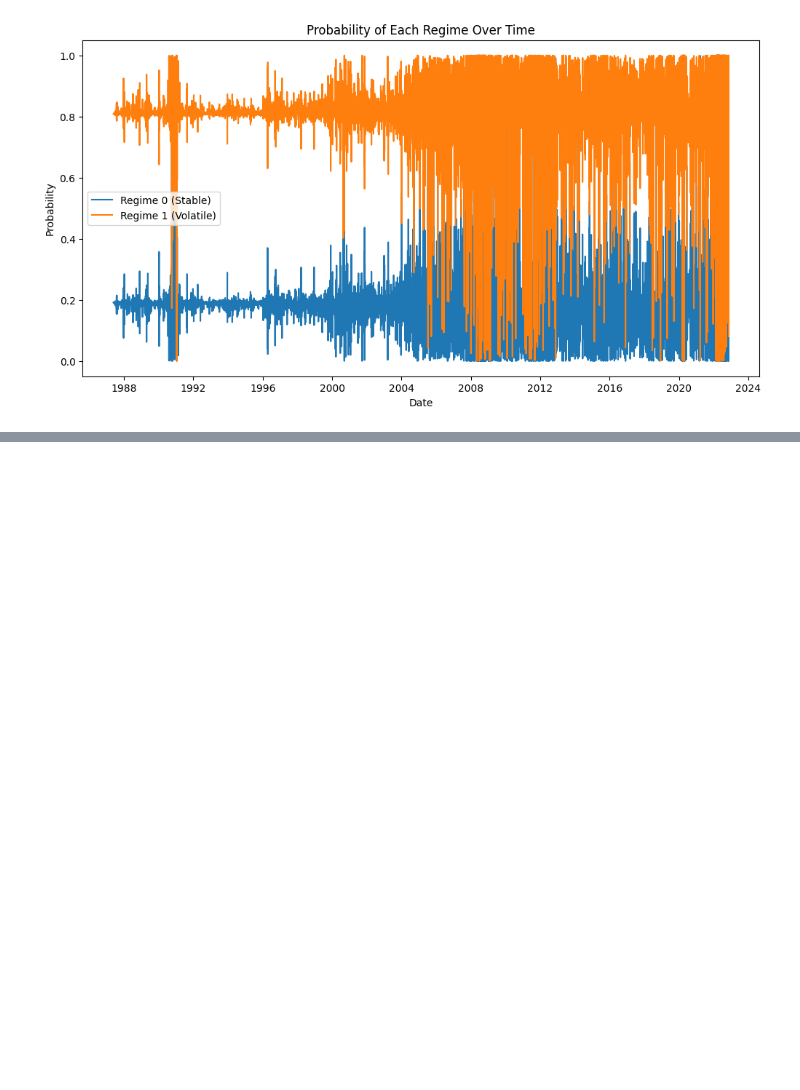
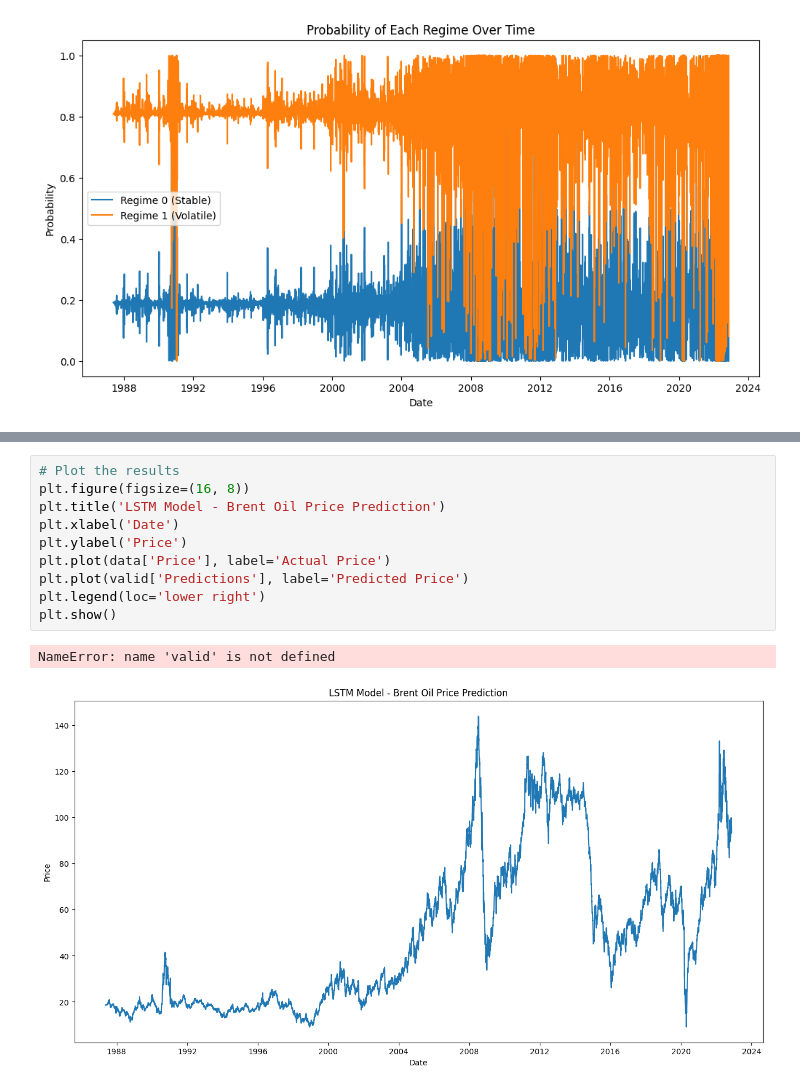
Before and after one commit to dagiteferi/brent-price-change-analysis, a Jupyter notebook: notebooks/changepointanalysis.ipynb, the cells around one changed output, grey strips where cells are left out. Drawn from its saved outputs; the diff is of its cells as text; blank space fills up the shorter version.

```diff
--- a/notebooks/changepointanalysis.ipynb
+++ b/notebooks/changepointanalysis.ipynb
@@ -99,0 +141,13 @@ plot_smoothed_probabilities(results, diff_data)
+# %%
+# Plot the results
+plt.figure(figsize=(16, 8))
+plt.title('LSTM Model - Brent Oil Price Prediction')
+plt.xlabel('Date')
+plt.ylabel('Price')
+plt.plot(data['Price'], label='Actual Price')
+plt.plot(valid['Predictions'], label='Predicted Price')
+plt.legend(loc='lower right')
+plt.show()
+# %% [output]
+NameError: name 'valid' is not defined
+[figure, added]
```
Also changed, not shown: parts of 7 cells of this notebook.
